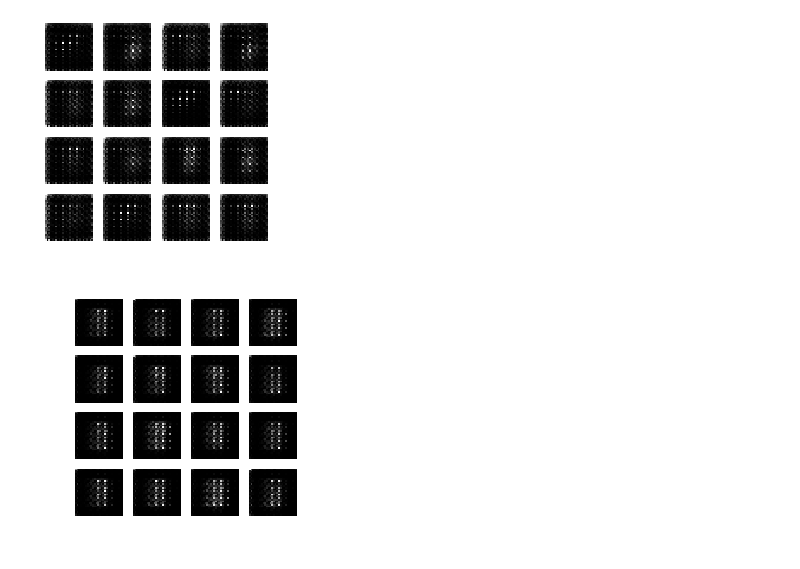
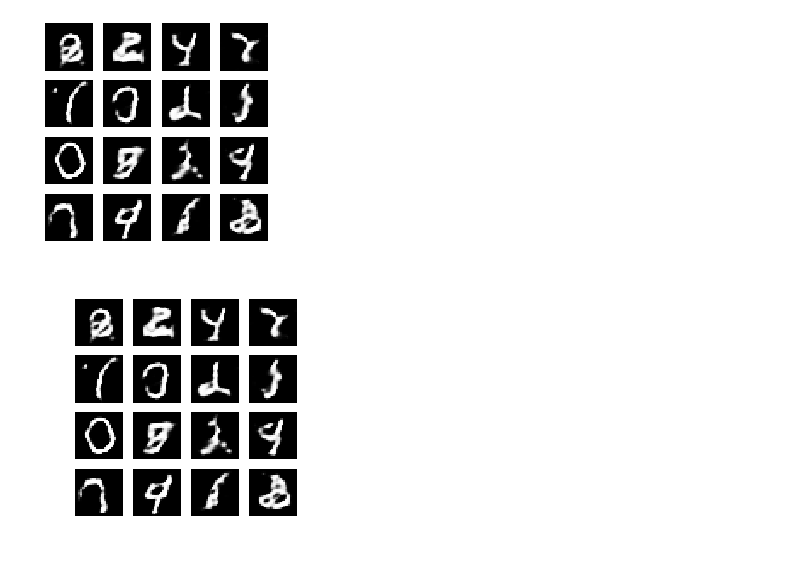
Before and after one commit to adammoss/MLiS2, a Jupyter notebook: examples/unsupervised/gan.ipynb, the cells around one changed output. Cells and saved outputs as stored; diff of their text form; code cells hidden in the pictures.

```diff
--- a/examples/unsupervised/gan.ipynb
+++ b/examples/unsupervised/gan.ipynb
@@ -97,7 +96,7 @@ def generator_loss(fake_output):
 generator_optimizer = tf.keras.optimizers.Adam(1e-4)
 discriminator_optimizer = tf.keras.optimizers.Adam(1e-4)
 # %%
-EPOCHS = 1
+EPOCHS = 50
 noise_dim = 100
 num_examples_to_generate = 16
 
@@ -137,10 +136,6 @@ def train(dataset, epochs):
                              epoch + 1,
                              seed)
 
-    # Save the model every 15 epochs
-    if (epoch + 1) % 15 == 0:
-      checkpoint.save(file_prefix = checkpoint_prefix)
-
     print ('Time for epoch {} is {} sec'.format(epoch + 1, time.time()-start))
 
   # Generate after the final epoch
@@ -164,9 +159,9 @@ def generate_and_save_images(model, epoch, test_input):
   plt.savefig('image_at_epoch_{:04d}.png'.format(epoch))
   plt.show()
 # %%
-train(train_dataset, 1)
+train(train_dataset, EPOCHS)
 # %% [output]
-[figure, old version]
+[figure, new version]
 # %%
 # Display a single image using the epoch number
 def display_image(epoch_no):
@@ -174,7 +169,7 @@ def display_image(epoch_no):
 # %%
 display_image(EPOCHS)
 # %% [output]
-[figure, old version]
+[figure, new version]
 # %%
 anim_file = 'dcgan.gif'
 
```
Also changed, not shown: parts of 4 cells of this notebook.
